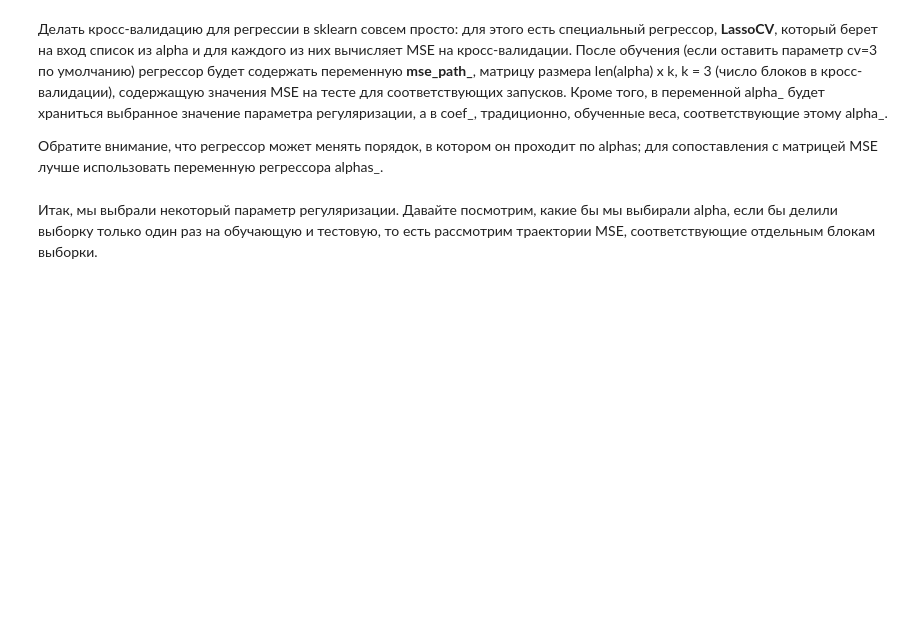
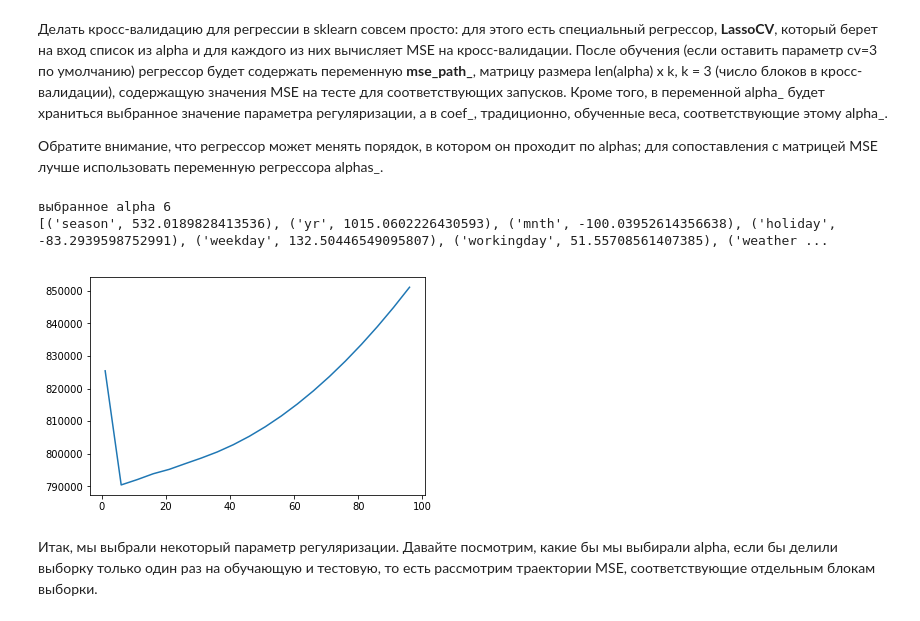
Before and after one commit to qweasd7924/MIPT-machine-learning, a Jupyter notebook: c2/HW/3 linear regression and overfitting and regularization/OverfittingTask.ipynb, the cells around one changed output. Cells and saved outputs as stored; diff of their text form; code cells hidden in the pictures; blank space fills up the shorter version.

```diff
--- a/c2/HW/3 linear regression and overfitting and regularization/OverfittingTask.ipynb
+++ b/c2/HW/3 linear regression and overfitting and regularization/OverfittingTask.ipynb
@@ -171,3 +170,6 @@ from sklearn.linear_model import Lasso, Ridge
 # %%
 # Код 2.2 (0.5 балла)
 # Обучите линейную модель с L1-регуляризацией и выведите веса
+lassoReg = Lasso()
+lassoReg.fit(X,y)
+print zip(df.columns,lassoReg.coef_)
@@ -174,3 +178,6 @@ from sklearn.linear_model import Lasso, Ridge
 # %%
 # Код 2.3 (0.5 балла)
 # Обучите линейную модель с L2-регуляризацией и выведите веса
+ridgeReg = Ridge()
+ridgeReg.fit(X,y)
+print zip(df.columns,ridgeReg.coef_)
@@ -188,6 +197,16 @@ coefs_ridge = np.zeros((alphas.shape[0], X.shape[1]))
 # Для каждого значения коэффициента из alphas обучите регрессор Lasso
 # и запишите веса в соответствующую строку матрицы coefs_lasso (вспомните встроенную в python функцию enumerate),
 # а затем обучите Ridge и запишите веса в coefs_ridge.
+for index,item in enumerate(alphas):
+    lassoReg.alpha = item
+    lassoReg.fit(X,y)
+    coefs_lasso[index] = lassoReg.coef_
+
+for index,item in enumerate(alphas):
+    ridgeReg.alpha = item
+    ridgeReg.fit(X,y)
+    coefs_ridge[index] = ridgeReg.coef_
+# print coefs_lasso
 # %% [markdown]
 Визуализируем динамику весов при увеличении параметра регуляризации:
 # %%
@@ -235,9 +258,20 @@ from sklearn.linear_model import LassoCV
 # %%
 # Код 3.2 (1 балл)
 # Обучите регрессор LassoCV на всех параметрах регуляризации из alpha
 # Постройте график _усредненного_ по строкам MSE в зависимости от alpha.
 # Выведите выбранное alpha, а также пары "признак-коэффициент" для обученного вектора коэффициентов
 alphas = np.arange(1, 100, 5)
+
+lassoCV = LassoCV(alphas=alphas)
+lassoCV.fit(X,y)
+
+plt.plot(lassoCV.alphas_,np.mean(lassoCV.mse_path_,axis=1))
+print 'выбранное alpha '+str(lassoCV.alpha_)
+print zip(df.columns,lassoCV.coef_)
+# %% [output]
+выбранное alpha 6
+[('season', 532.0189828413536), ('yr', 1015.0602226430593), ('mnth', -100.03952614356638), ('holiday', -83.2939598752991), ('weekday', 132.50446549095807), ('workingday', 51.55708561407385), ('weather ...
+[figure, added]
 # %% [markdown]
 Итак, мы выбрали некоторый параметр регуляризации. Давайте посмотрим, какие бы мы выбирали alpha, если бы делили выборку только один раз на обучающую и тестовую, то есть рассмотрим траектории MSE, соответствующие отдельным блокам выборки.
 # %%
```
Also changed, not shown: parts of 5 cells of this notebook.
